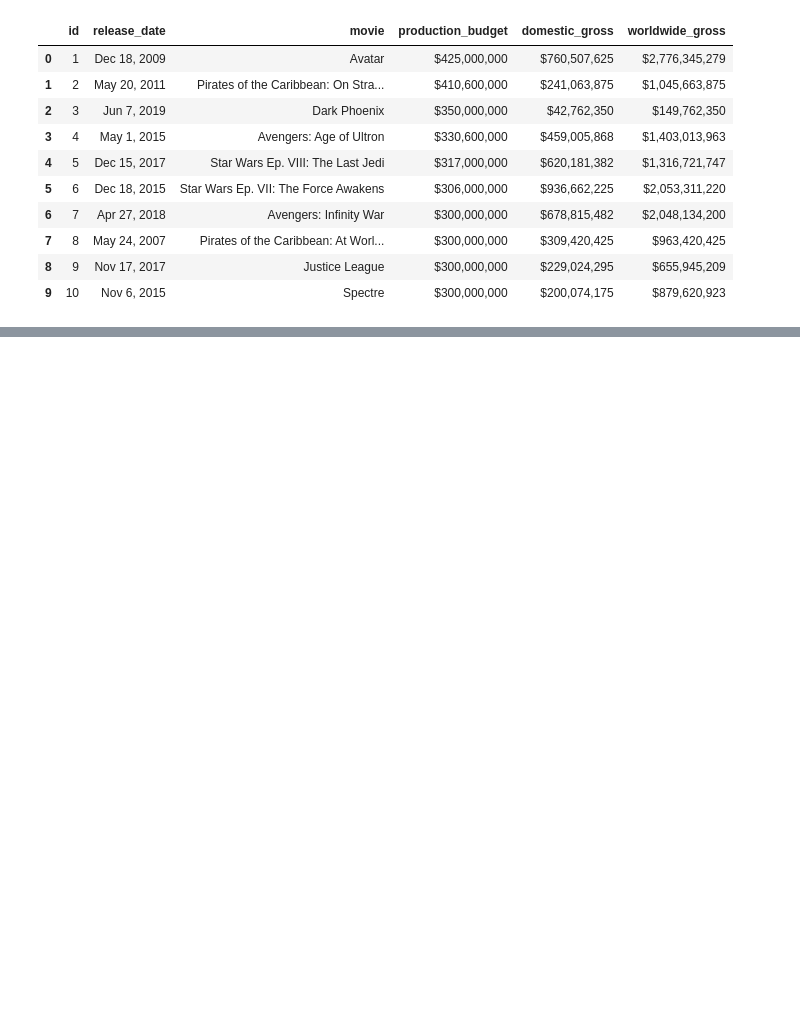
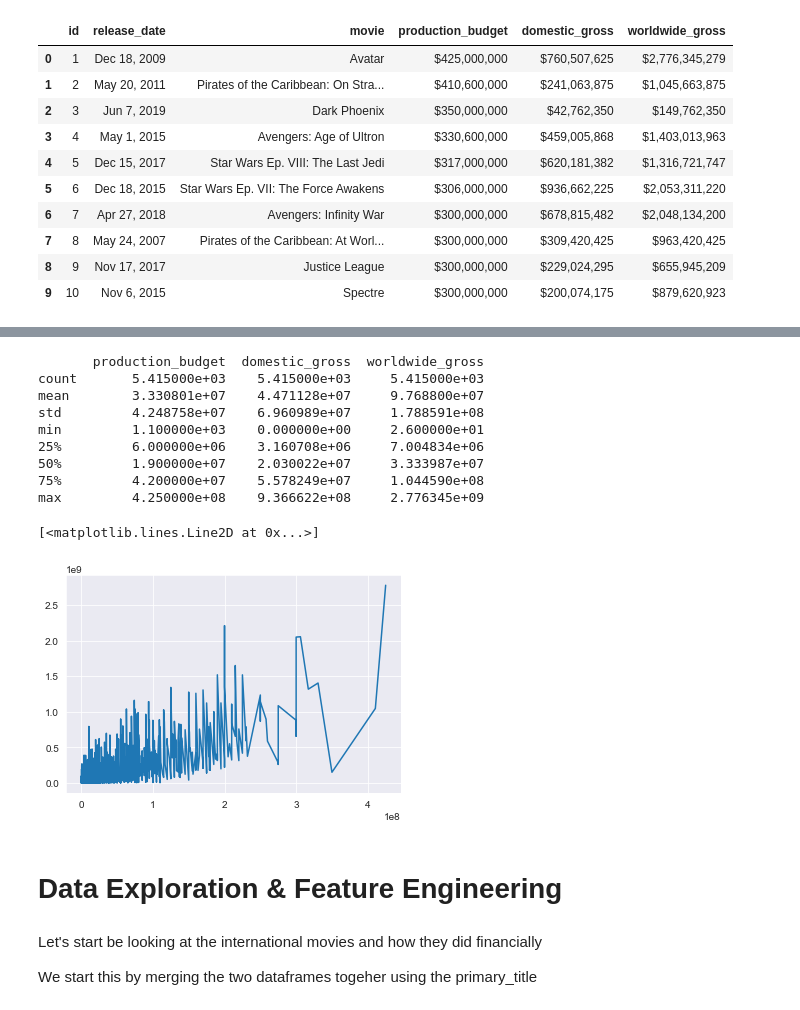
Before and after one commit to tcastanley/Movie_Analysis, a Jupyter notebook: Country_Movie_Inspection.ipynb, the cells around one changed output, grey strips where cells are left out. Saved outputs shown, nothing was run; the diff lists cells and outputs as text; code cells hidden in the pictures; blank space fills up the shorter version.

```diff
--- a/Country_Movie_Inspection.ipynb
+++ b/Country_Movie_Inspection.ipynb
@@ -296,0 +242,25 @@ df_finance
+# %%
+def string_to_float_converter(value, to_replace=None, new_value='', new_dtype=float):
+
+    '''This function cleans and converts any column of strings with UP TO 3
+    variables at a time. This function is designed to be mapped along columns
+    in a Pandas DataFrame and takes in a (value) and the desired string characters
+    to be replacesd (to_replace). By default the new_value is set as a blank '',
+    though it can be altered if needed. Additionally, the default (new_dtype)
+    is set as a 'float' but othertypes may be chosen as well.'''
+
+
+    if type(to_replace) == list:
+        n = len(to_replace)
+        if n == 2:
+            return new_dtype(value.replace(to_replace[0], new_value).replace(to_replace[1], new_value))
+        if n == 3:
+            return new_dtype(value.replace(to_replace[0], new_value).replace(to_replace[1], new_value).replace(to_replace[2]))
+    else:
+        return new_dtype(value.replace(to_replace, new_value))
+
+df_movie_moneys['worldwide_gross'] = df_movie_moneys['worldwide_gross'].map(lambda x: string_to_float_converter(x, to_replace=['$',',']))
+df_movie_moneys['production_budget'] = df_movie_moneys['production_budget'].map(lambda x: string_to_float_converter(x, to_replace=['$',',']))
+df_movie_moneys['domestic_gross'] = df_movie_moneys['domestic_gross'].map(lambda x: string_to_float_converter(x, to_replace=['$',',']))
+
+df_movie_moneys.head()
@@ -296,0 +276,3 @@ df_finance
+# %%
+df_movie_moneys['release_date'] = pd.to_datetime(df_movie_moneys['release_date'])
+df_movie_moneys.head()
@@ -296,0 +300,4 @@ df_finance
+# %%
+df_movie_moneys = df_movie_moneys[(df_movie_moneys['worldwide_gross'] != 0)]
+print(df_movie_moneys.describe())
+df_movie_moneys.head()
@@ -296,0 +344,21 @@ df_finance
+# %%
+print(df_movie_moneys.describe())
+plt.plot(df_movie_moneys['production_budget'], df_movie_moneys['worldwide_gross'])
+# %% [output]
+       production_budget  domestic_gross  worldwide_gross
+count       5.415000e+03    5.415000e+03     5.415000e+03
+mean        3.330801e+07    4.471128e+07     9.768800e+07
+std         4.248758e+07    6.960989e+07     1.788591e+08
+min         1.100000e+03    0.000000e+00     2.600000e+01
+25%         6.000000e+06    3.160708e+06     7.004834e+06
+50%         1.900000e+07    2.030022e+07     3.333987e+07
+75%         4.200000e+07    5.578249e+07     1.044590e+08
+max         4.250000e+08    9.366622e+08     2.776345e+09
+[<matplotlib.lines.Line2D at 0x...>]
+[figure, added]
+# %% [markdown]
+# Data Exploration & Feature Engineering
+# %% [markdown]
+Let's start be looking at the international movies and how they did financially
+
+We start this by merging the two dataframes togeher using the primary_title
```
Also changed, not shown: parts of 47 cells of this notebook, 1 other file.
